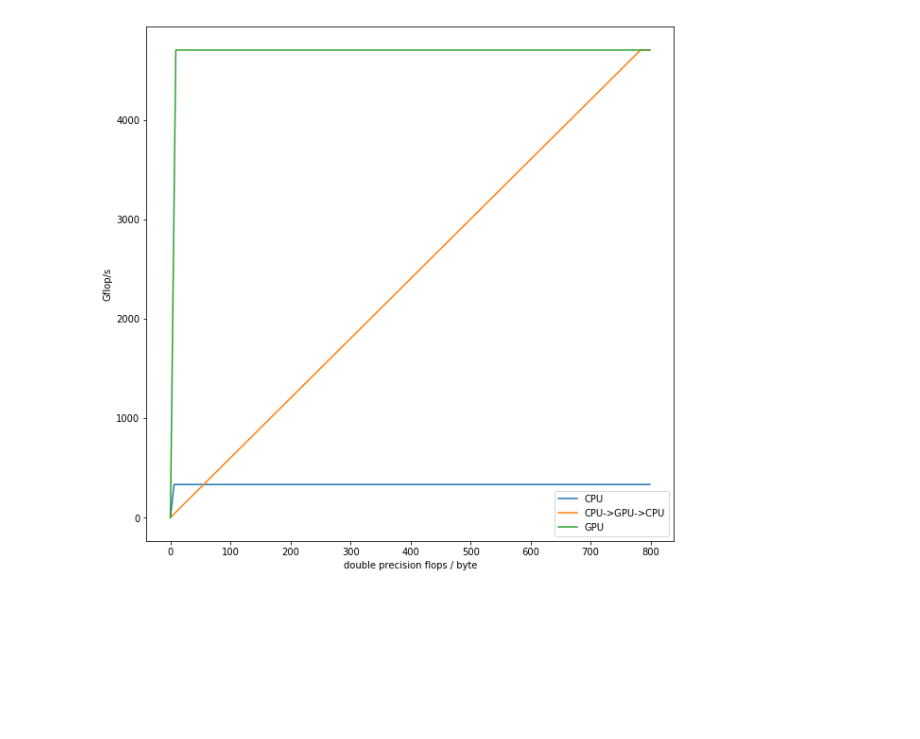
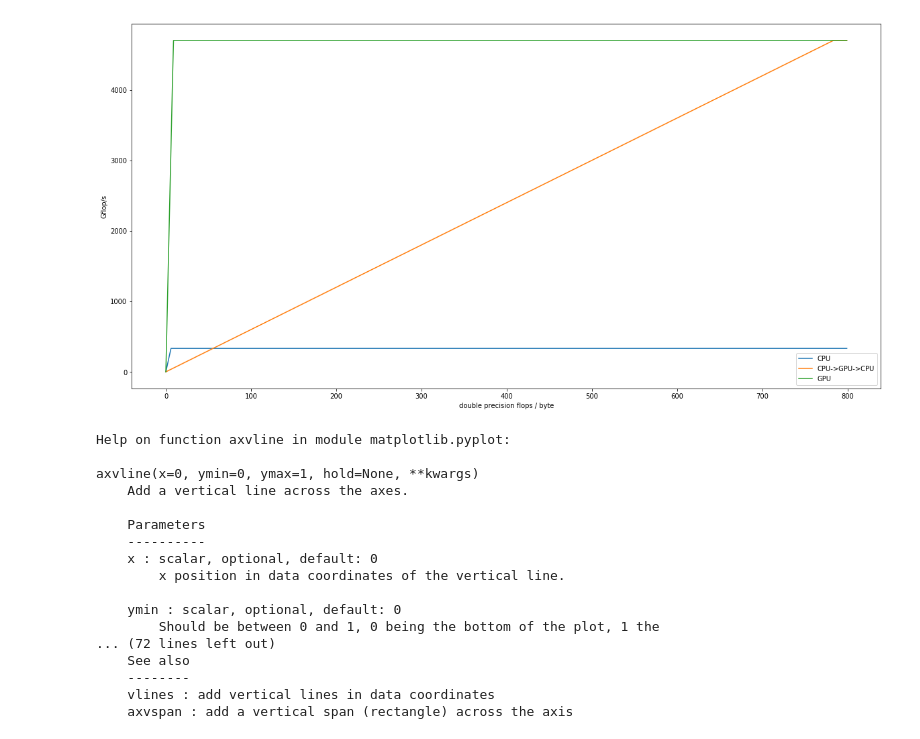
Before and after one commit to hypan599/cse6230, a Jupyter notebook: assignments/3-streams-and-roofs/plot_roof_lines.ipynb, the cells around one changed output. Saved outputs shown, nothing was run; the diff lists cells and outputs as text; code cells hidden in the pictures; blank space fills up the shorter version.

```diff
--- a/assignments/3-streams-and-roofs/plot_roof_lines.ipynb
+++ b/assignments/3-streams-and-roofs/plot_roof_lines.ipynb
@@ -14,16 +14,38 @@ cpu_bp = [roof_line(i, 332, 332/56) for i in x]
 gpu_bp = [roof_line(i, 4700, 4700/6) for i in x]
 gpu_bp_hbm = [roof_line(i, 4700, 4700/530) for i in x]
 # %%
-fig = plt.figure(figsize=(10, 10))
+fig = plt.figure(figsize=(20, 10))
 
 plt.plot(x, cpu_bp, label="CPU")
 plt.plot(x, gpu_bp, label="CPU->GPU->CPU")
 plt.plot(x, gpu_bp_hbm, label="GPU")
+
+# plt.axvline(332/56, ymax=332/4700, alpha=0.3)
 
 plt.legend()
 plt.ylabel("Gflop/s")
 plt.xlabel("double precision flops / byte")
 
 plt.savefig("threerooflines.png")
 # %% [output]
-[figure, old version]
+[figure, new version]
+# %%
+help(plt.axvline)
+# %% [output]
+Help on function axvline in module matplotlib.pyplot:
+
+axvline(x=0, ymin=0, ymax=1, hold=None, **kwargs)
+    Add a vertical line across the axes.
+
+    Parameters
+    ----------
+    x : scalar, optional, default: 0
+        x position in data coordinates of the vertical line.
+
+    ymin : scalar, optional, default: 0
+        Should be between 0 and 1, 0 being the bottom of the plot, 1 the
+... (72 lines left out)
+    See also
+    --------
+    vlines : add vertical lines in data coordinates
+    axvspan : add a vertical span (rectangle) across the axis
```
Also changed, not shown: 2 other files.
